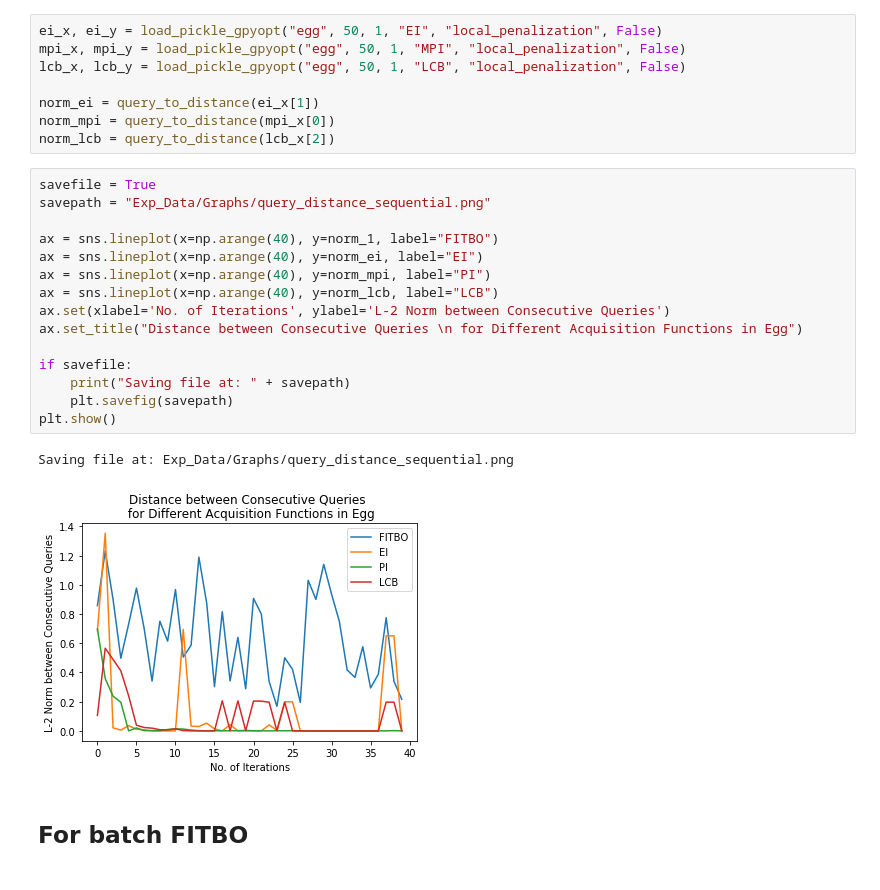
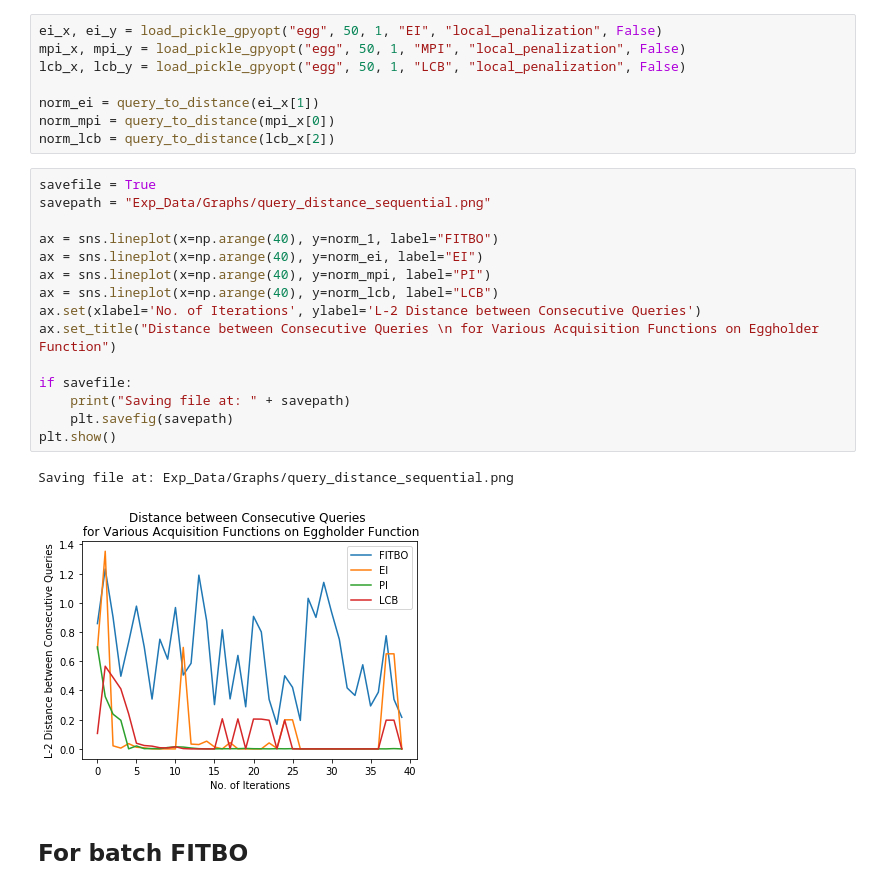
Before and after one commit to jamjs98764/Parallel-Bayesian-Optimisation, a Jupyter notebook: FITBO_GPy_FITBOMM_only/Distance between Queries.ipynb, the cells around one changed output. Drawn from its saved outputs; the diff is of its cells as text.

```diff
--- a/FITBO_GPy_FITBOMM_only/Distance between Queries.ipynb
+++ b/FITBO_GPy_FITBOMM_only/Distance between Queries.ipynb
@@ -63,21 +63,21 @@ norm_lcb = query_to_distance(lcb_x[2])
 # %%
 savefile = True
 savepath = "Exp_Data/Graphs/query_distance_sequential.png"
 
 ax = sns.lineplot(x=np.arange(40), y=norm_1, label="FITBO")
 ax = sns.lineplot(x=np.arange(40), y=norm_ei, label="EI")
 ax = sns.lineplot(x=np.arange(40), y=norm_mpi, label="PI")
 ax = sns.lineplot(x=np.arange(40), y=norm_lcb, label="LCB")
-ax.set(xlabel='No. of Iterations', ylabel='L-2 Norm between Consecutive Queries')
-ax.set_title("Distance between Consecutive Queries \n for Different Acquisition Functions in Egg")
+ax.set(xlabel='No. of Iterations', ylabel='L-2 Distance between Consecutive Queries')
+ax.set_title("Distance between Consecutive Queries \n for Various Acquisition Functions on Eggholder Function")
 
 if savefile:
     print("Saving file at: " + savepath)
     plt.savefig(savepath)
 plt.show()
 # %% [output]
 Saving file at: Exp_Data/Graphs/query_distance_sequential.png
-[figure, old version]
+[figure, new version]
 # %% [markdown]
 ## For batch FITBO
 # %% [markdown]
```
Also changed, not shown: 3 other files.
